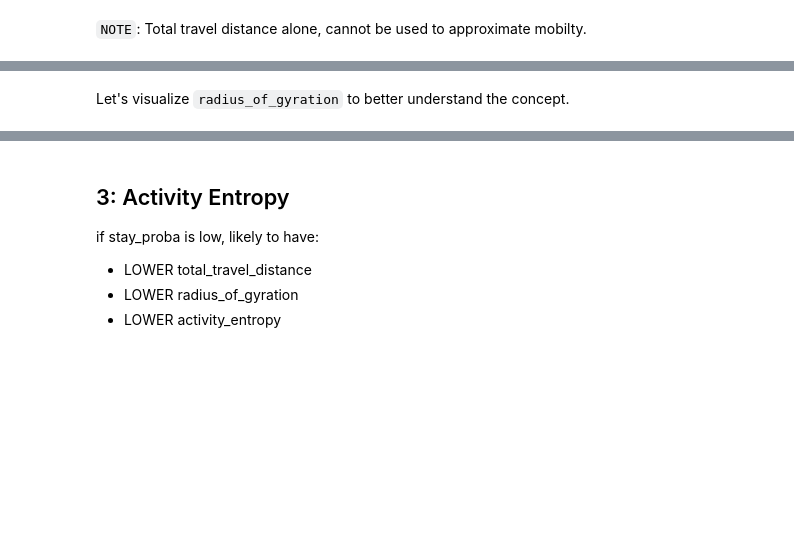
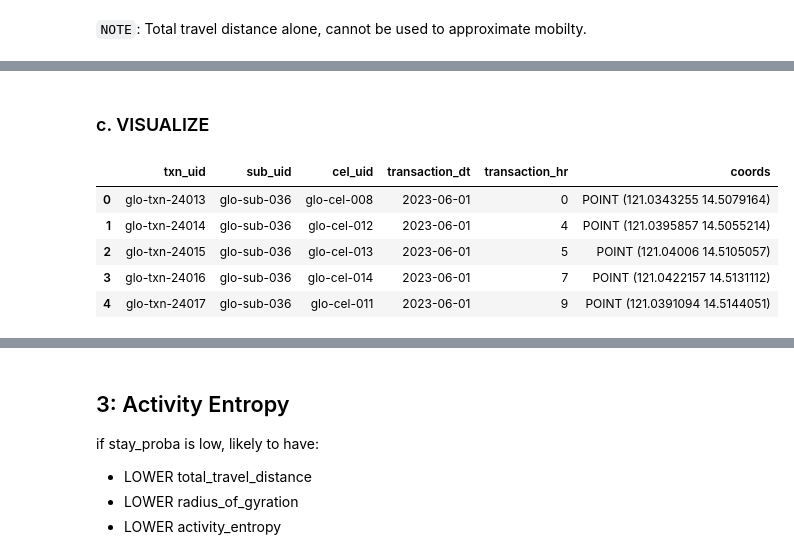
Before and after one commit to jpacil0/sds4gdsp, a Jupyter notebook: notebooks/02 Application.ipynb, the cells around one changed output, grey strips where cells are left out. Saved outputs shown, nothing was run; the diff lists cells and outputs as text; code cells hidden in the pictures; blank space fills up the shorter version.

```diff
--- a/notebooks/02 Application.ipynb
+++ b/notebooks/02 Application.ipynb
@@ -455,2 +448,2 @@ scoring_base.sample(5)
 # %% [markdown]
-Let's visualize `radius_of_gyration` to better understand the concept.
+### c. VISUALIZE
@@ -460 +453,10 @@ sample_traj_low, sample_traj_mid, sample_traj_high = fetch_sample_trajs(scoring_
+# %%
+sample_traj_low.head()
+# %% [output]
+|  | txn_uid | sub_uid | cel_uid | transaction_dt | transaction_hr | coords |
+| 0 | glo-txn-24013 | glo-sub-036 | glo-cel-008 | 2023-06-01 | 0 | POINT (121.0343255 14.5079164) |
+| 1 | glo-txn-24014 | glo-sub-036 | glo-cel-012 | 2023-06-01 | 4 | POINT (121.0395857 14.5055214) |
+| 2 | glo-txn-24015 | glo-sub-036 | glo-cel-013 | 2023-06-01 | 5 | POINT (121.04006 14.5105057) |
+| 3 | glo-txn-24016 | glo-sub-036 | glo-cel-014 | 2023-06-01 | 7 | POINT (121.0422157 14.5131112) |
+| 4 | glo-txn-24017 | glo-sub-036 | glo-cel-011 | 2023-06-01 | 9 | POINT (121.0391094 14.5144051) |
 # %%
```
Also changed, not shown: parts of 28 cells of this notebook.
